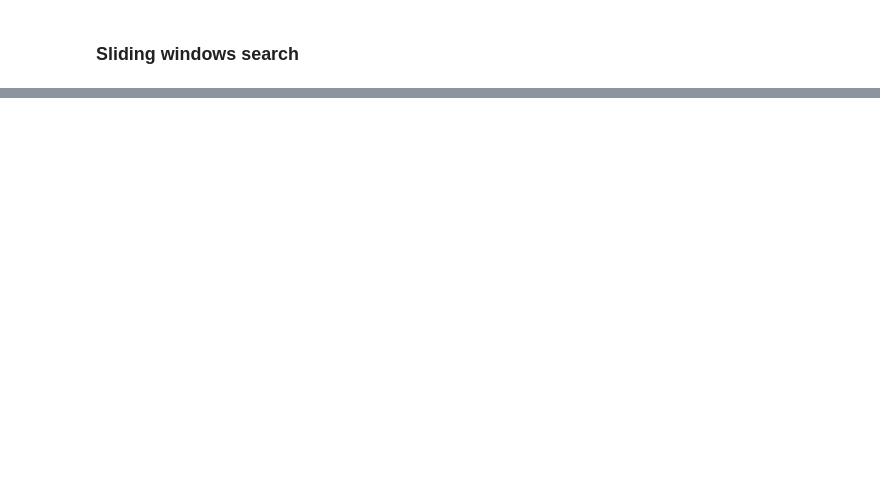
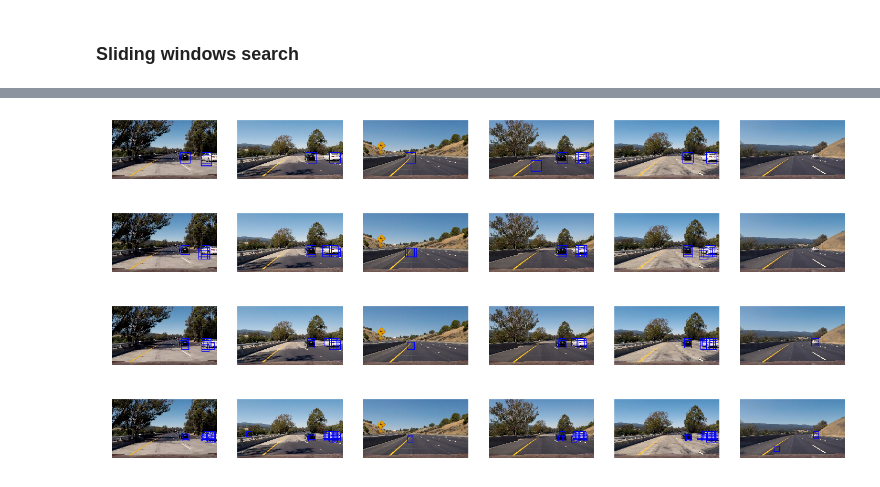
Before and after one commit to jinchenglee/CarND-Vehicle-Detection, a Jupyter notebook: Vehicle_Detection_Notebook.ipynb, the cells around one changed output, grey strips where cells are left out. Saved outputs shown, nothing was run; the diff lists cells and outputs as text; code cells hidden in the pictures; blank space fills up the shorter version.

```diff
--- a/Vehicle_Detection_Notebook.ipynb
+++ b/Vehicle_Detection_Notebook.ipynb
@@ -313,0 +273,72 @@ for f,idx in zip(images,range(len(images))):
+# %%
+import matplotlib.image as mpimg
+import matplotlib.pyplot as plt
+import numpy as np
+import pickle
+import cv2
+from skimage.feature import hog
+
+dist_pickle = pickle.load( open("svc_pickle.p", "rb" ) )
+svc = dist_pickle["svc"]
+X_scaler = dist_pickle["scaler"]
+orient = dist_pickle["orient"]
+pix_per_cell = dist_pickle["pix_per_cell"]
+cell_per_block = dist_pickle["cell_per_block"]
+spatial_size = dist_pickle["spatial_size"]
+hist_bins = dist_pickle["hist_bins"]
+
+
+ystart = 400
+ystop = 656
+
+
+#img = mpimg.imread('test_images/test6.jpg')
+#out_img = find_cars(img, ystart, ystop, scale, svc, X_scaler, orient, pix_per_cell, cell_per_block, spatial_size, hist_bins)
+#plt.imshow(out_img)
+images = glob.glob('test_images/*.jpg')
+
+scale = 2.0
+fig = plt.figure(figsize=(25,25))
+for f,idx in zip(images,range(len(images))):
+    #print(f, idx)
+    img = mpimg.imread(f)
+    out_img = find_cars(img, ystart, ystop, scale, svc, X_scaler, orient, pix_per_cell, cell_per_block, spatial_size, hist_bins)
+    a = fig.add_subplot(1,6,idx+1)
+    a.axis('off')
+    plt.imshow(out_img)
+
+scale = 1.7
+fig = plt.figure(figsize=(25,25))
+for f,idx in zip(images,range(len(images))):
+    #print(f, idx)
+    img = mpimg.imread(f)
+    out_img = find_cars(img, ystart, ystop, scale, svc, X_scaler, orient, pix_per_cell, cell_per_block, spatial_size, hist_bins)
+    a = fig.add_subplot(1,6,idx+1)
+    a.axis('off')
+    plt.imshow(out_img)
+
+
+fig = plt.figure(figsize=(25,25))
+scale = 1.4
+for f,idx in zip(images,range(len(images))):
+    #print(f, idx)
+    img = mpimg.imread(f)
+    out_img = find_cars(img, ystart, ystop, scale, svc, X_scaler, orient, pix_per_cell, cell_per_block, spatial_size, hist_bins)
+    a = fig.add_subplot(1,6,idx+1)
+    a.axis('off')
+    plt.imshow(out_img)
+
+fig = plt.figure(figsize=(25,25))
+scale = 1.0
+for f,idx in zip(images,range(len(images))):
+    #print(f, idx)
+    img = mpimg.imread(f)
+    out_img = find_cars(img, ystart, ystop, scale, svc, X_scaler, orient, pix_per_cell, cell_per_block, spatial_size, hist_bins)
+    a = fig.add_subplot(1,6,idx+1)
+    a.axis('off')
+    plt.imshow(out_img)
+# %% [output]
+[figure, added]
+[figure, added]
+[figure, added]
+[figure, added]
```
Also changed, not shown: parts of 3 cells of this notebook.
